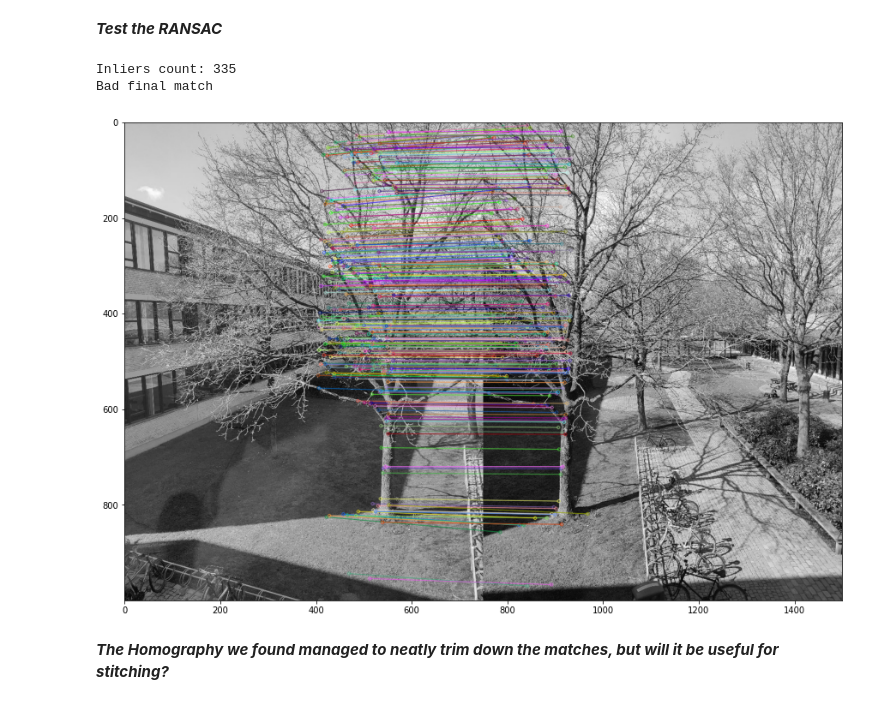
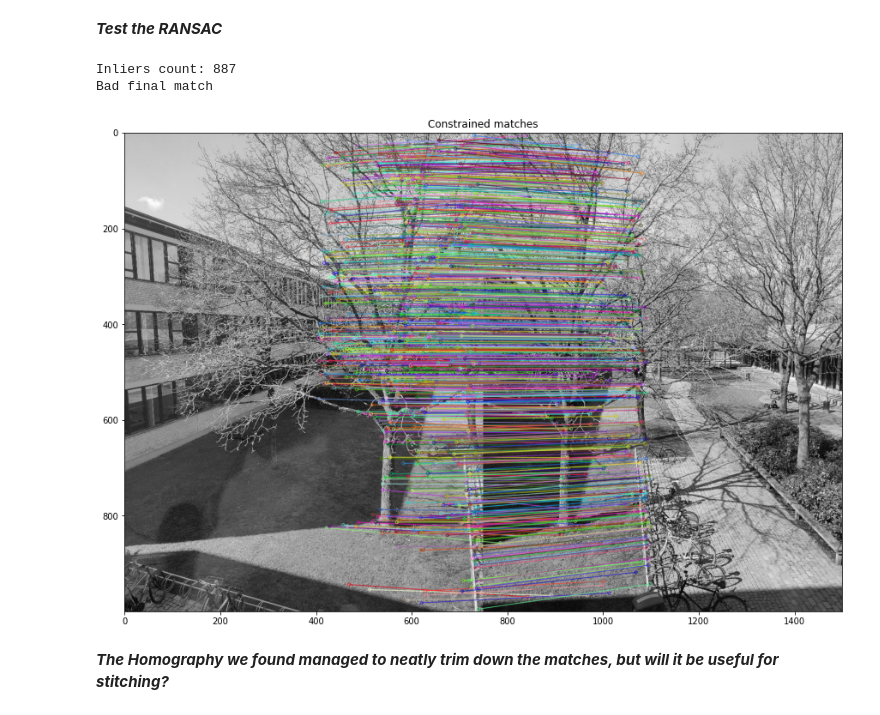
Before and after one commit to henrfj/02504-Computer-Vision, a Jupyter notebook: ex10 Stitchig.ipynb, the cells around one changed output. Drawn from its saved outputs; the diff is of its cells as text; code cells hidden in the pictures.

```diff
--- a/ex10 Stitchig.ipynb
+++ b/ex10 Stitchig.ipynb
@@ -229,16 +234,17 @@ def RANSAC_hest(p1s, p2s, sigma=3, iterations=5000):
 # %% [markdown]
 ***Test the RANSAC***
 # %%
-Hest, inlier_index = RANSAC_hest(p1s_ratio, p2s_ratio, sigma=30, iterations=2000)
+Hest, inlier_index = RANSAC_hest(p1s_ratio, p2s_ratio, sigma=30, iterations=20000)
 # %% [output]
-Inliers count: 335
+Inliers count: 887
 Bad final match
 # %%
 plt.figure(figsize=(15, 15))
 plt.imshow(cv2.drawMatchesKnn(left,kp1,right,kp2, np.array(ratio_matches)[inlier_index], None,flags=cv2.DrawMatchesFlags_NOT_DRAW_SINGLE_POINTS));
+plt.title("Constrained matches");
 #plt.imshow(cv2.drawMatches(left,kp1,right,kp2, np.array(all_matches)[inlier_index], None,flags=cv2.DrawMatchesFlags_NOT_DRAW_SINGLE_POINTS));
 # %% [output]
-[figure, old version]
+[figure, new version]
 # %% [markdown]
 ***The Homography we found managed to neatly trim down the matches, but will it be useful for stitching?***
 # %% [markdown]
```
Also changed, not shown: parts of 7 cells of this notebook, 8 other files.
